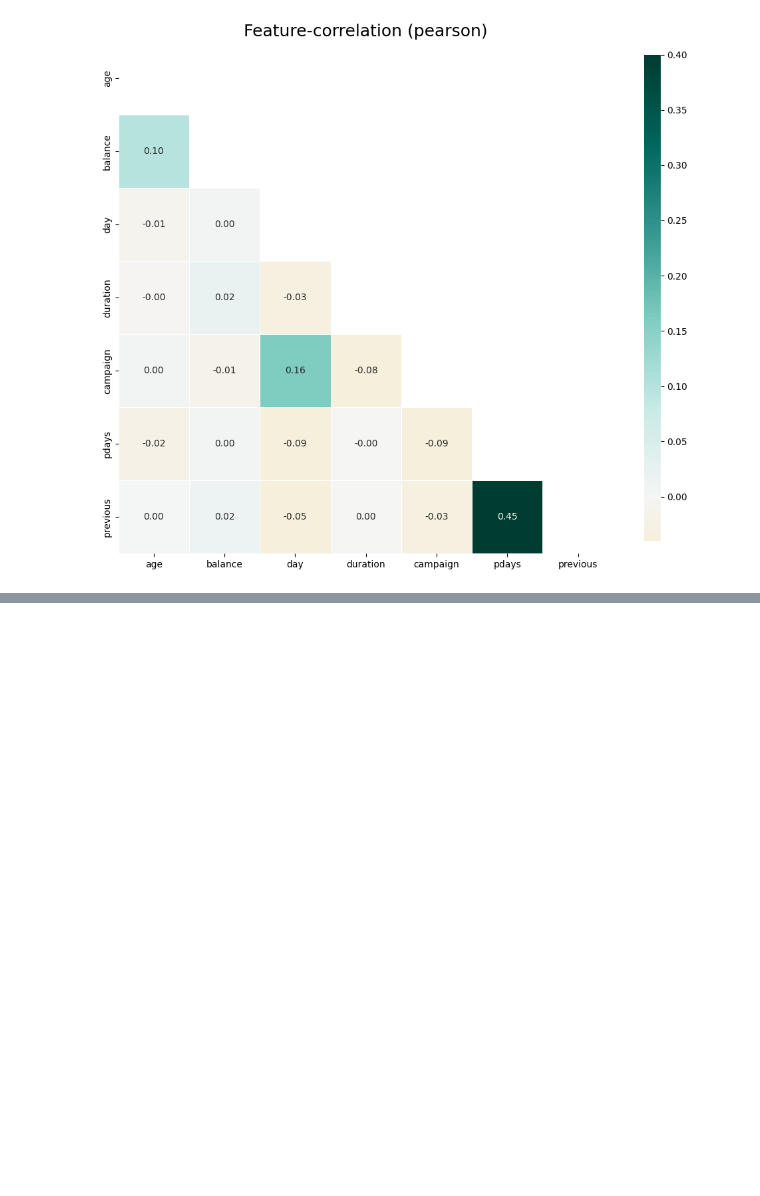
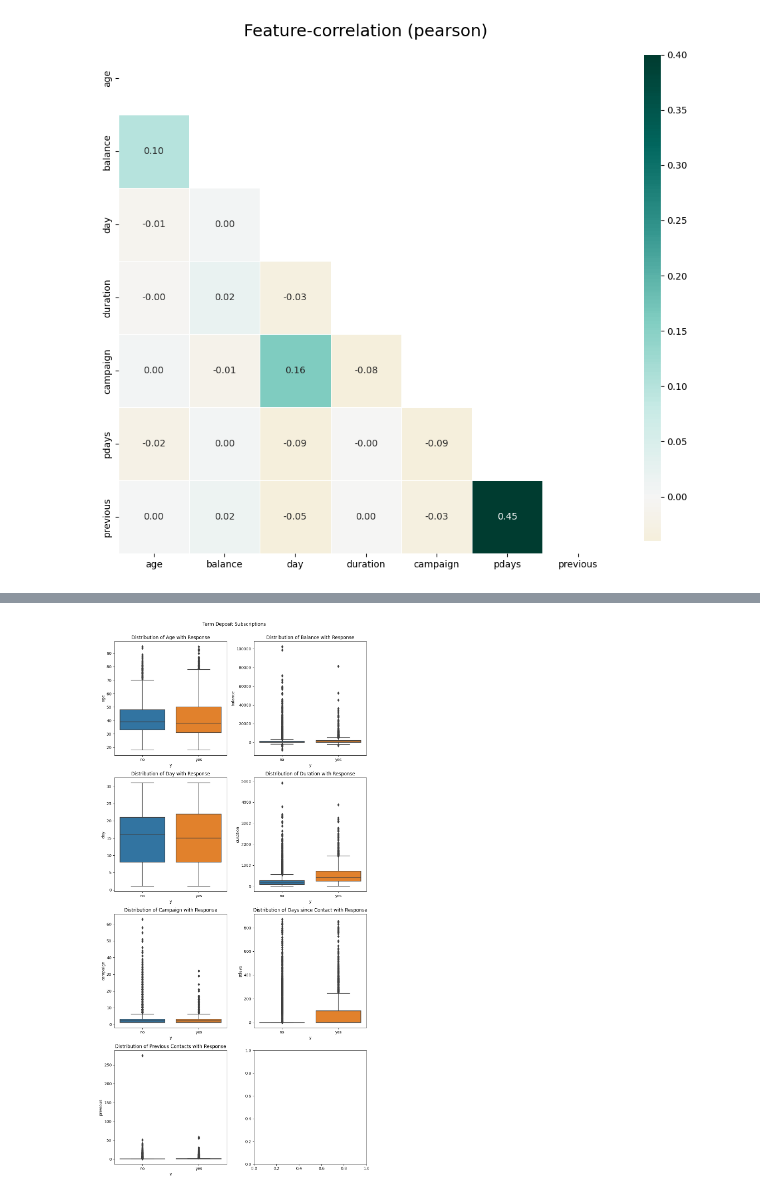
Before and after one commit to CalebMcCurdy/Bank-Term-Deposit-Predictions, a Jupyter notebook: Final Project.ipynb, the cells around one changed output, grey strips where cells are left out. Saved outputs shown, nothing was run; the diff lists cells and outputs as text; code cells hidden in the pictures; blank space fills up the shorter version.

```diff
--- a/Final Project.ipynb
+++ b/Final Project.ipynb
@@ -91,0 +136,36 @@ crosstab_norm.plot(kind='bar', stacked = True, title = 'Normalized Bar Graph of
+# %%
+fig, axes = plt.subplots(nrows=4, ncols=2, figsize=(10, 20))
+fig.suptitle('Term Deposit Subscriptions', y=1)
+
+# plotting by age
+ax0 = sns.boxplot(y="age", x='y', data=bank, ax = axes[0][0])
+ax0.set_title('Distribution of Age with Response')
+
+# plotting by balance
+ax1 = sns.boxplot(y="balance", x='y', data=bank, ax = axes[0][1])
+ax1.set_title('Distribution of Balance with Response')
+
+# plotting by day
+ax2 = sns.boxplot(y="day", x='y', data=bank, ax = axes[1][0])
+ax2.set_title('Distribution of Day with Response')
+
+# plotting by duration
+ax3 = sns.boxplot(y="duration", x='y', data=bank, ax = axes[1][1])
+ax3.set_title('Distribution of Duration with Response')
+
+# plotting by campaign
+ax4 = sns.boxplot(y="campaign", x='y', data=bank, ax = axes[2][0])
+ax4.set_title('Distribution of Campaign with Response')
+
+# plotting by pdays
+ax5 = sns.boxplot(y="pdays", x='y', data=bank, ax = axes[2][1])
+ax5.set_title('Distribution of Days since Contact with Response')
+
+# plotting by previous
+ax6 = sns.boxplot(y="previous", x='y', data=bank, ax = axes[3][0])
+ax6.set_title('Distribution of Previous Contacts with Response')
+
+plt.tight_layout()
+plt.show()
+# %% [output]
+[figure, added]
```
Also changed, not shown: parts of 8 cells of this notebook.
